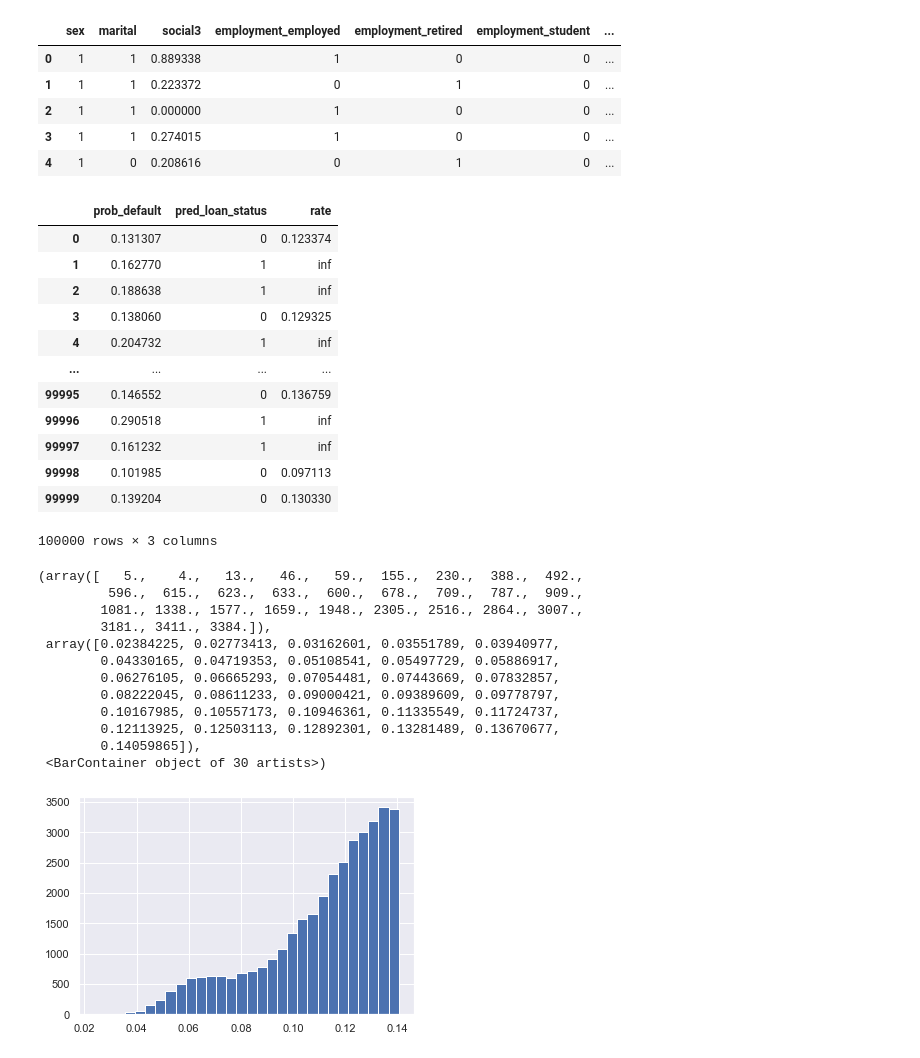
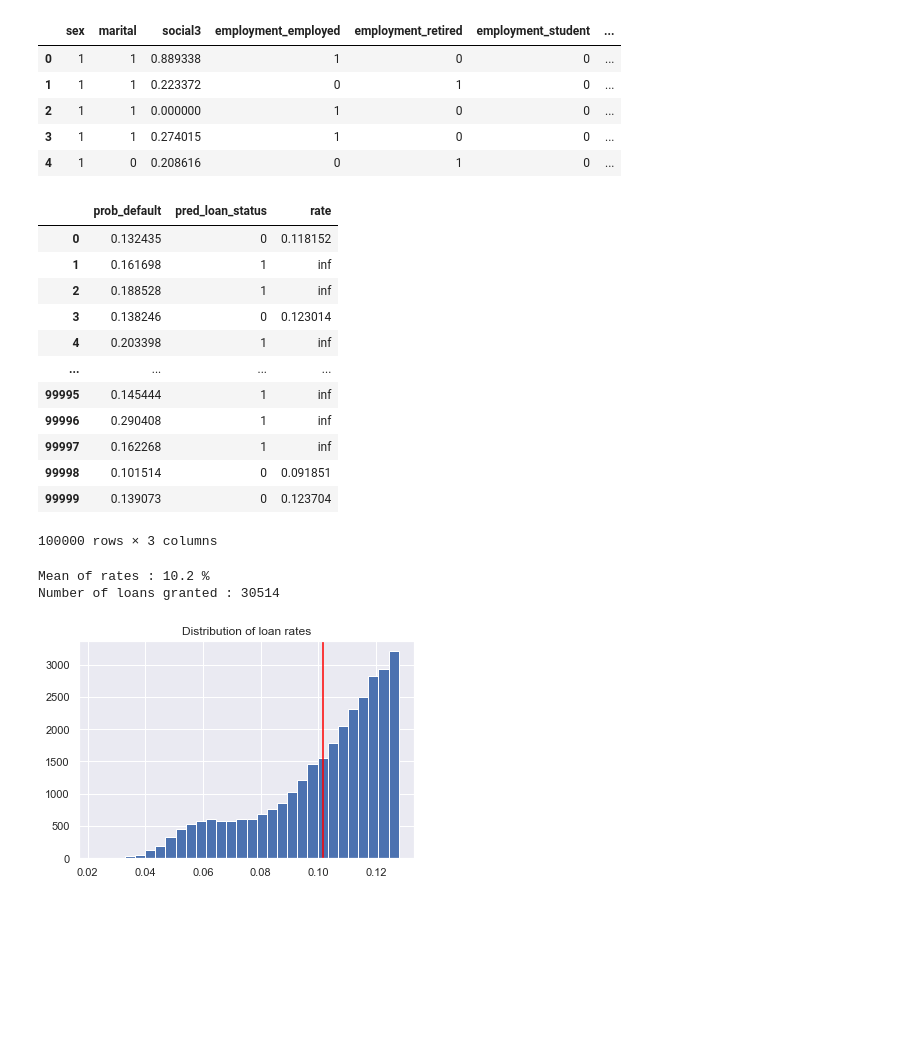
Before and after one commit to r-jaylet/advanced_fin, a Jupyter notebook: Fin.ipynb, the cells around one changed output. Drawn from its saved outputs; the diff is of its cells as text; code cells hidden in the pictures; blank space fills up the shorter version.

```diff
--- a/Fin.ipynb
+++ b/Fin.ipynb
@@ -95,12 +95,12 @@ employment_unemployed    -0.3713      0.034    -10.800      0.000      -0.439
 log_income               -0.2027      0.004    -55.653      0.000      -0.210      -0.196
 =========================================================================================
 # %%
-X_train, X_test, y_train, y_test = train_test_split(X, y, test_size=0.2, random_state=10)
+X_train, X_test, y_train, y_test = train_test_split(X, y, test_size=0.3, random_state=10)
 
 model = LogisticRegression()
 model.fit(X_train, y_train)
 
 y_pred = model.predict(X_test)
 
-print('Accuracy Score : ', accuracy_score(y_pred,y_test))
+print('Accuracy Score : ', round(accuracy_score(y_pred,y_test),3))
 # %% [output]
@@ -111,24 +111,32 @@ Accuracy Score :  0.80705
 preds = pd.DataFrame(model.predict_proba(X_test)[:,1], columns = ['prob_default'])
 preds['true_loan_status'] = list(y_test)
 # %%
-accept_rates = np.arange(0.05,0.7, 0.01)
+accept_rates = np.arange(0.05,0.95, 0.01)
 thresholds = []
 num_accepted = []
 profit = []
+precision = []
+recall = []
+f1_score = []
 
 amount = 10000  # value of loan
 
 for r in accept_rates :
+
     threshold = np.quantile(preds['prob_default'], r)
     thresholds.append(threshold)
     preds['pred_loan_status'] = preds['prob_default'].apply(lambda x: 1 if x > threshold else 0)
+
     num = len(preds[preds['prob_default'] < np.quantile(preds['prob_default'], r)])
     num_accepted.append(num)
-    accepted_loans = preds[preds['pred_loan_status'] == 0]
 
     rates = preds['prob_default']
-    preds['rates'] = np.log(1+rates)  # apply log to proba rate
+    preds['rates'] = 0.95 * np.log(rates+1)  # apply log to proba rate
     preds.loc[preds['pred_loan_status'] == 1, 'rates'] = float("Inf")
+
+    precision.append(metrics.precision_score(preds['pred_loan_status'], preds['true_loan_status'], pos_label=0))
+    recall.append(metrics.recall_score(preds['pred_loan_status'], preds['true_loan_status'], pos_label=0))
+    f1_score.append(metrics.f1_score(preds['pred_loan_status'], preds['true_loan_status'], pos_label=0))
 
     loss = amount*len(preds.loc[(preds['true_loan_status'] == 1) & (preds['pred_loan_status'] == 0)])
     gain = (preds.loc[(preds['true_loan_status'] == 0) & (preds['pred_loan_status'] == 0)]['rates'] * amount).sum()
@@ -172,7 +180,8 @@ Set accept rate to approx 35%
 # %%
 plt.hist(preds['prob_default'], bins = 50)
-threshold = np.quantile(preds['prob_default'], 0.35)
-print('threshold : ', threshold)
+plt.title('Hist of probabilities of loans and final threshold')
+threshold = np.quantile(preds['prob_default'], 0.3)
+print('threshold : ', round(threshold, 4))
 plt.axvline(x = threshold, color = 'red')
 plt.show()
 # %% [output]
@@ -221,38 +236,34 @@ data.head(5)
 data_pred = pd.DataFrame(model.predict_proba(data)[:,1], columns = ['prob_default'])
 data_pred['pred_loan_status'] = data_pred['prob_default'].apply(lambda x: 1 if x > threshold else 0)
 rate = data_pred['prob_default']
-data_pred['rate'] = np.log(1+rate)
+data_pred['rate'] = 0.95 * np.log(1+rate)
 data_pred.loc[data_pred['pred_loan_status'] == 1, 'rate'] = float("Inf")
 # %%
 data_pred
 # %% [output]
 |  | prob_default | pred_loan_status | rate |
-| 0 | 0.131307 | 0 | 0.123374 |
-| 1 | 0.162770 | 1 | inf |
-| 2 | 0.188638 | 1 | inf |
-| 3 | 0.138060 | 0 | 0.129325 |
-| 4 | 0.204732 | 1 | inf |
+| 0 | 0.132435 | 0 | 0.118152 |
+| 1 | 0.161698 | 1 | inf |
+| 2 | 0.188528 | 1 | inf |
+| 3 | 0.138246 | 0 | 0.123014 |
+| 4 | 0.203398 | 1 | inf |
 | ... | ... | ... | ... |
-| 99995 | 0.146552 | 0 | 0.136759 |
-| 99996 | 0.290518 | 1 | inf |
-| 99997 | 0.161232 | 1 | inf |
-| 99998 | 0.101985 | 0 | 0.097113 |
-| 99999 | 0.139204 | 0 | 0.130330 |
+| 99995 | 0.145444 | 1 | inf |
+| 99996 | 0.290408 | 1 | inf |
+| 99997 | 0.162268 | 1 | inf |
+| 99998 | 0.101514 | 0 | 0.091851 |
+| 99999 | 0.139073 | 0 | 0.123704 |
 100000 rows × 3 columns
 # %%
-plt.hist(data_pred[data_pred != float("Inf")]['rate'], bins = 30)
+plt.hist(data_pred[data_pred['rate'] != float("Inf")]['rate'], bins = 30)
+plt.title('Distribution of loan rates')
+print('Mean of rates :', 100*round(data_pred[data_pred != float("Inf")]['rate'].mean(),3), '%')
+print('Number of loans granted :', len(data_pred[data_pred['rate'] != float("Inf")]))
+
+plt.axvline(x = data_pred[data_pred != float("Inf")]['rate'].mean(), color = 'red')
+plt.show()
 # %% [output]
-(array([   5.,    4.,   13.,   46.,   59.,  155.,  230.,  388.,  492.,
-         596.,  615.,  623.,  633.,  600.,  678.,  709.,  787.,  909.,
-        1081., 1338., 1577., 1659., 1948., 2305., 2516., 2864., 3007.,
-        3181., 3411., 3384.]),
- array([0.02384225, 0.02773413, 0.03162601, 0.03551789, 0.03940977,
-        0.04330165, 0.04719353, 0.05108541, 0.05497729, 0.05886917,
-        0.06276105, 0.06665293, 0.07054481, 0.07443669, 0.07832857,
-        0.08222045, 0.08611233, 0.09000421, 0.09389609, 0.09778797,
-        0.10167985, 0.10557173, 0.10946361, 0.11335549, 0.11724737,
-        0.12113925, 0.12503113, 0.12892301, 0.13281489, 0.13670677,
-        0.14059865]),
- <BarContainer object of 30 artists>)
+Mean of rates : 10.2 %
+Number of loans granted : 30514
-[figure, old version]
+[figure, new version]
 # %%
```
Also changed, not shown: parts of 15 cells of this notebook, 1 other file.
